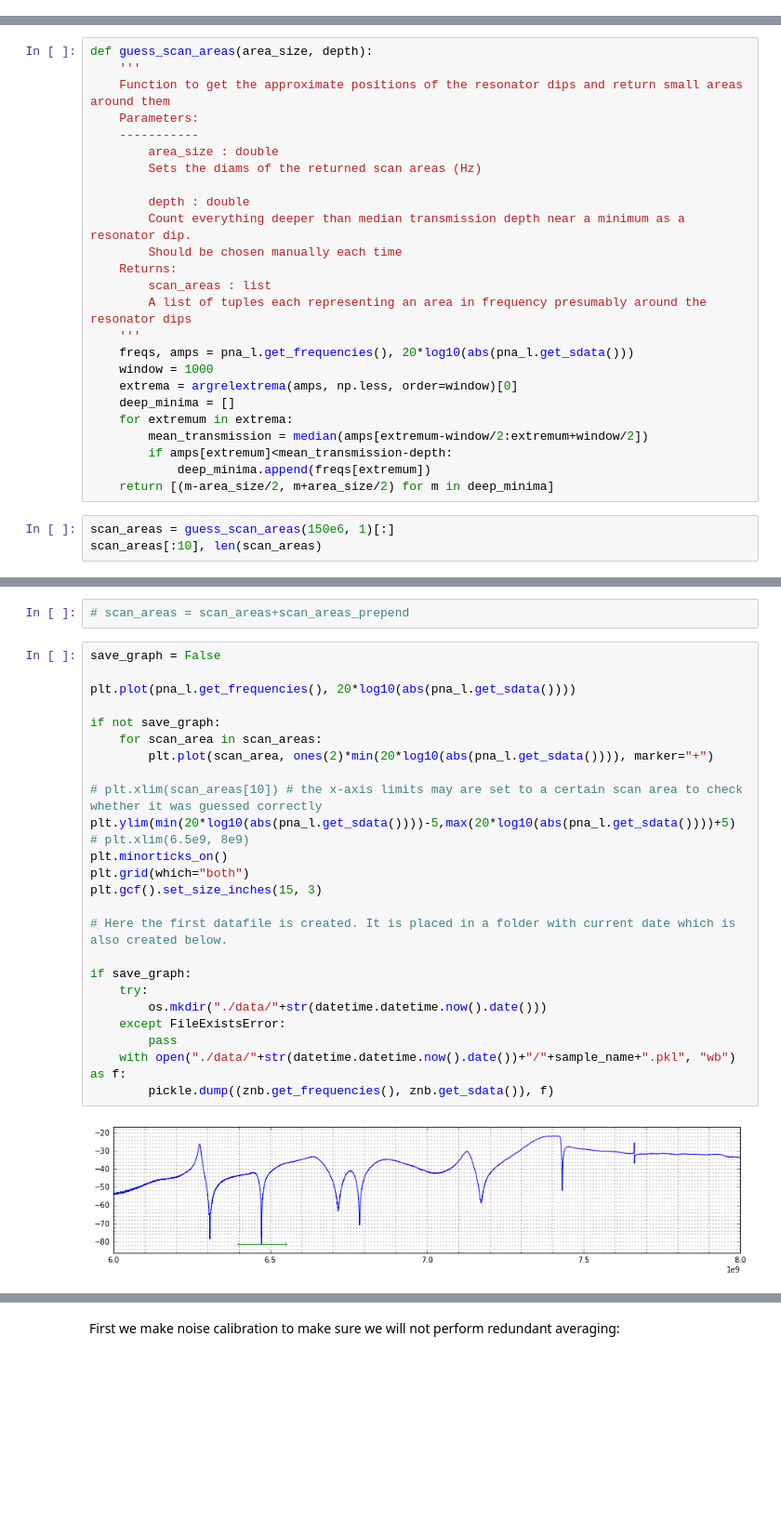
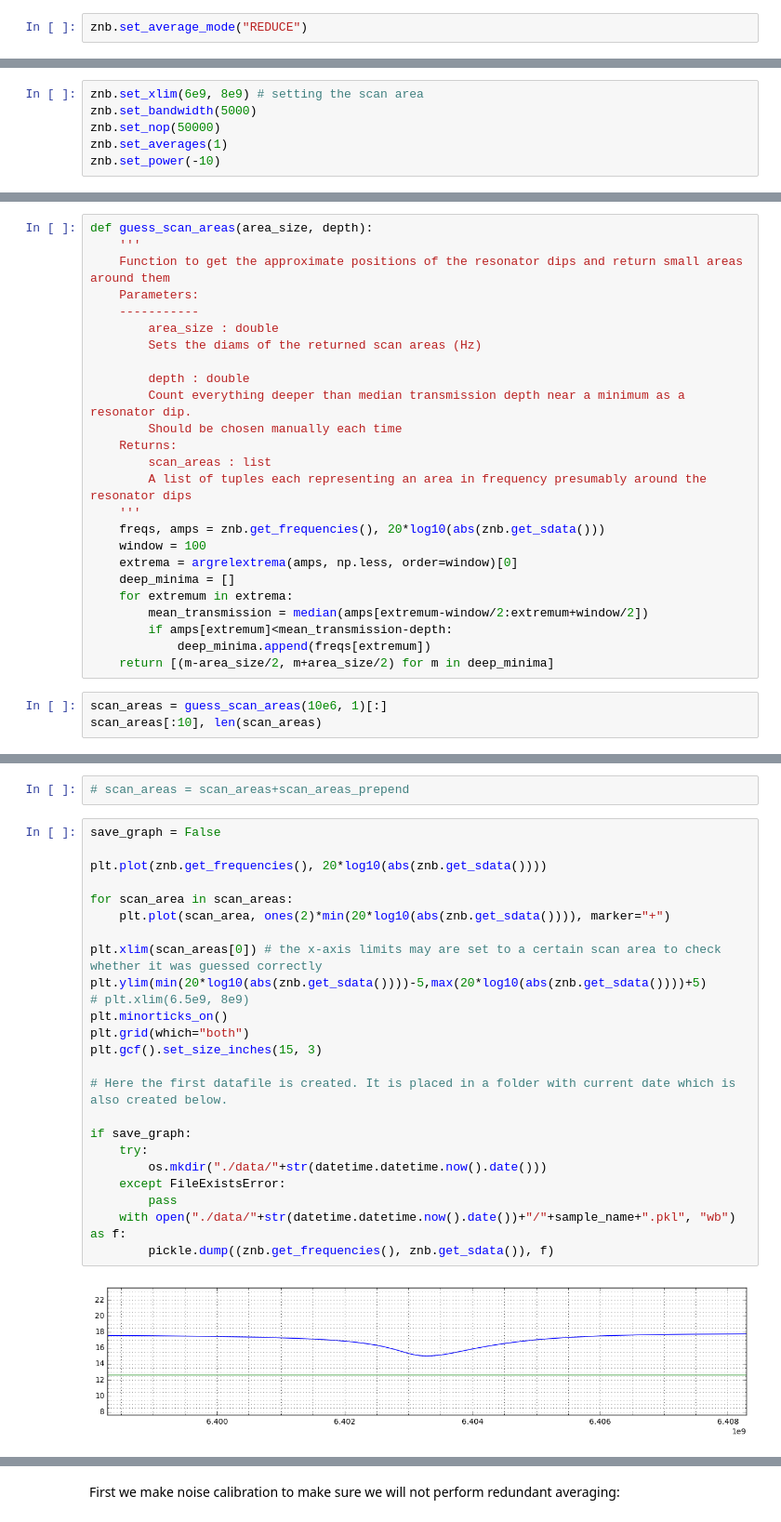
Before and after one commit to niobiumpro/Measurement-automation, a Jupyter notebook: Resonator measurements.ipynb, the cells around one changed output, grey strips where cells are left out. Shown at 93% size. Drawn from its saved outputs; the diff is of its cells as text; blank space fills up the shorter version.

```diff
--- a/Resonator measurements.ipynb
+++ b/Resonator measurements.ipynb
@@ -36,2 +31,4 @@ pna_l.sweep_hold()
+# %%
+znb.set_average_mode("REDUCE")
 # %% [markdown]
 Setting the parameters of the scan:
@@ -53 +35,7 @@ True
+# %%
+znb.set_xlim(6e9, 8e9) # setting the scan area
+znb.set_bandwidth(5000)
+znb.set_nop(50000)
+znb.set_averages(1)
+znb.set_power(-10)
 # %%
@@ -71,8 +59,8 @@ def guess_scan_areas(area_size, depth):
         scan_areas : list
         A list of tuples each representing an area in frequency presumably around the resonator dips
     '''
-    freqs, amps = pna_l.get_frequencies(), 20*log10(abs(pna_l.get_sdata()))
-    window = 1000
+    freqs, amps = znb.get_frequencies(), 20*log10(abs(znb.get_sdata()))
+    window = 100
     extrema = argrelextrema(amps, np.less, order=window)[0]
     deep_minima = []
     for extremum in extrema:
@@ -81,6 +69,6 @@ def guess_scan_areas(area_size, depth):
             deep_minima.append(freqs[extremum])
     return [(m-area_size/2, m+area_size/2) for m in deep_minima]
 # %%
-scan_areas = guess_scan_areas(150e6, 1)[:]
+scan_areas = guess_scan_areas(10e6, 1)[:]
 scan_areas[:10], len(scan_areas)
 # %% [output]
@@ -99,28 +92,27 @@ del scan_areas[-2]
 # %%
 save_graph = False
 
-plt.plot(pna_l.get_frequencies(), 20*log10(abs(pna_l.get_sdata())))
+plt.plot(znb.get_frequencies(), 20*log10(abs(znb.get_sdata())))
 
-if not save_graph:
-    for scan_area in scan_areas:
-        plt.plot(scan_area, ones(2)*min(20*log10(abs(pna_l.get_sdata()))), marker="+")
+for scan_area in scan_areas:
+    plt.plot(scan_area, ones(2)*min(20*log10(abs(znb.get_sdata()))), marker="+")
 
-# plt.xlim(scan_areas[10]) # the x-axis limits may are set to a certain scan area to check whether it was guessed correctly
-plt.ylim(min(20*log10(abs(pna_l.get_sdata())))-5,max(20*log10(abs(pna_l.get_sdata())))+5)
+plt.xlim(scan_areas[0]) # the x-axis limits may are set to a certain scan area to check whether it was guessed correctly
+plt.ylim(min(20*log10(abs(znb.get_sdata())))-5,max(20*log10(abs(znb.get_sdata())))+5)
 # plt.xlim(6.5e9, 8e9)
 plt.minorticks_on()
 plt.grid(which="both")
 plt.gcf().set_size_inches(15, 3)
 
 # Here the first datafile is created. It is placed in a folder with current date which is also created below.
 
 if save_graph:
     try:
         os.mkdir("./data/"+str(datetime.datetime.now().date()))
     except FileExistsError:
         pass
     with open("./data/"+str(datetime.datetime.now().date())+"/"+sample_name+".pkl", "wb") as f:
         pickle.dump((znb.get_frequencies(), znb.get_sdata()), f)
 # %% [output]
-[figure, old version]
+[figure, new version]
 # %% [markdown]
```
Also changed, not shown: parts of 25 cells of this notebook.
